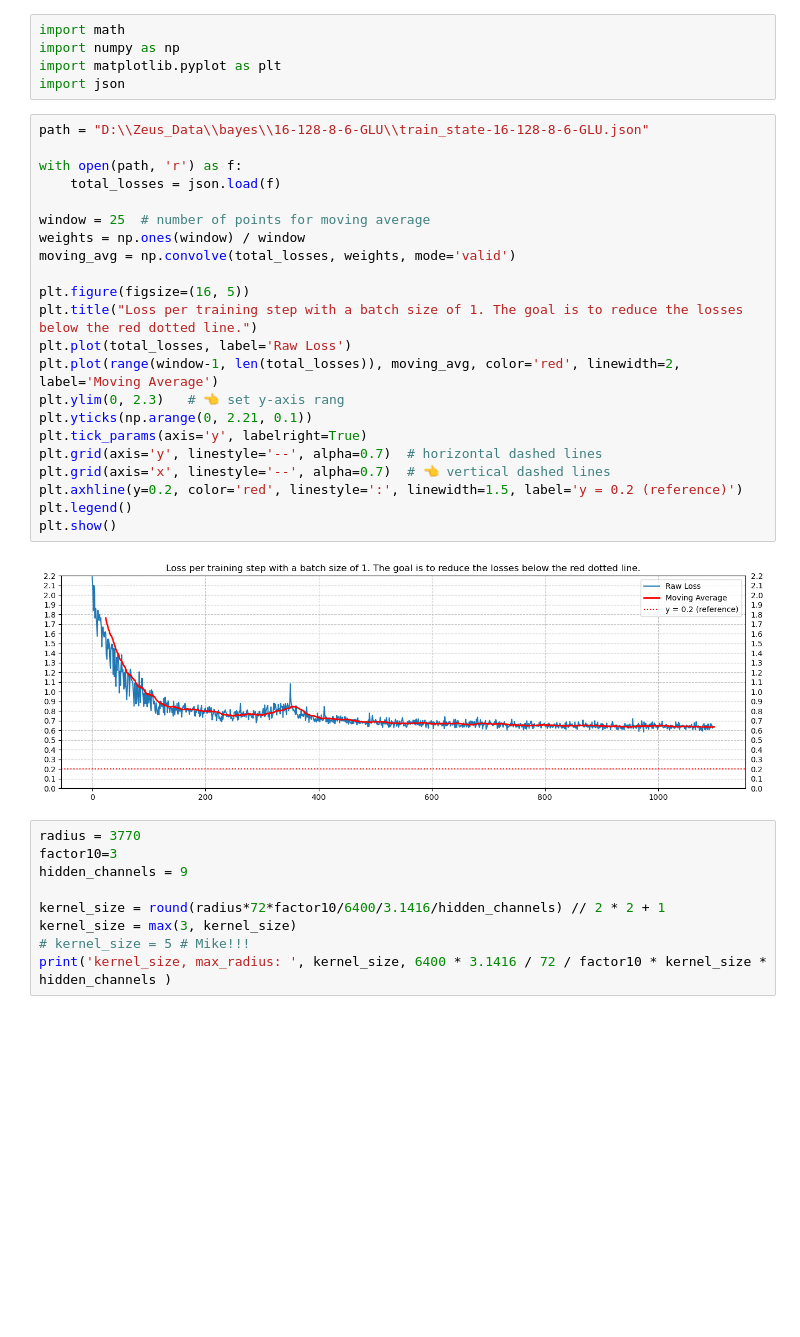
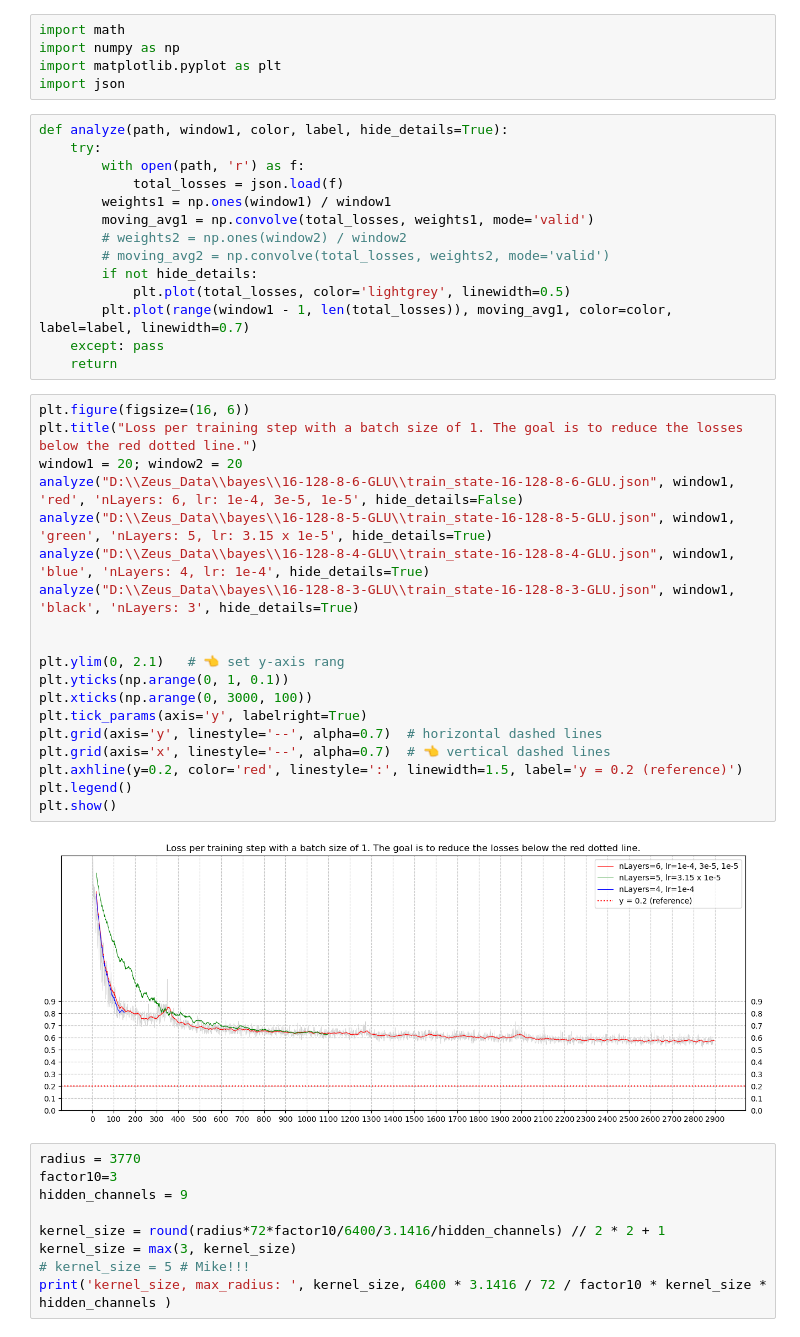
Before and after one commit to MachineLearningMike/Zeus2026, a Jupyter notebook: research/test01.ipynb, the cells around one changed output. Saved outputs shown, nothing was run; the diff lists cells and outputs as text; blank space fills up the shorter version.

```diff
--- a/research/test01.ipynb
+++ b/research/test01.ipynb
@@ -3,30 +3,41 @@ import math
 import numpy as np
 import matplotlib.pyplot as plt
 import json
+# %%
+def analyze(path, window1, color, label, hide_details=True):
+    try:
+        with open(path, 'r') as f:
+            total_losses = json.load(f)
+        weights1 = np.ones(window1) / window1
+        moving_avg1 = np.convolve(total_losses, weights1, mode='valid')
+        # weights2 = np.ones(window2) / window2
+        # moving_avg2 = np.convolve(total_losses, weights2, mode='valid')
+        if not hide_details:
+            plt.plot(total_losses, color='lightgrey', linewidth=0.5)
+        plt.plot(range(window1 - 1, len(total_losses)), moving_avg1, color=color, label=label, linewidth=0.7)
+    except: pass
+    return
 # %%
-path = "D:\\Zeus_Data\\bayes\\16-128-8-6-GLU\\train_state-16-128-8-6-GLU.json"
+plt.figure(figsize=(16, 6))
+plt.title("Loss per training step with a batch size of 1. The goal is to reduce the losses below the red dotted line.")
+window1 = 20; window2 = 20
+analyze("D:\\Zeus_Data\\bayes\\16-128-8-6-GLU\\train_state-16-128-8-6-GLU.json", window1, 'red', 'nLayers: 6, lr: 1e-4, 3e-5, 1e-5', hide_details=False)
+analyze("D:\\Zeus_Data\\bayes\\16-128-8-5-GLU\\train_state-16-128-8-5-GLU.json", window1, 'green', 'nLayers: 5, lr: 3.15 x 1e-5', hide_details=True)
+analyze("D:\\Zeus_Data\\bayes\\16-128-8-4-GLU\\train_state-16-128-8-4-GLU.json", window1, 'blue', 'nLayers: 4, lr: 1e-4', hide_details=True)
+analyze("D:\\Zeus_Data\\bayes\\16-128-8-3-GLU\\train_state-16-128-8-3-GLU.json", window1, 'black', 'nLayers: 3', hide_details=True)
 
-with open(path, 'r') as f:
-    total_losses = json.load(f)
 
-window = 25  # number of points for moving average
-weights = np.ones(window) / window
-moving_avg = np.convolve(total_losses, weights, mode='valid')
-
-plt.figure(figsize=(16, 5))
-plt.title("Loss per training step with a batch size of 1. The goal is to reduce the losses below the red dotted line.")
-plt.plot(total_losses, label='Raw Loss')
-plt.plot(range(window-1, len(total_losses)), moving_avg, color='red', linewidth=2, label='Moving Average')
-plt.ylim(0, 2.3)   # 👈 set y-axis rang
-plt.yticks(np.arange(0, 2.21, 0.1))
+plt.ylim(0, 2.1)   # 👈 set y-axis rang
+plt.yticks(np.arange(0, 1, 0.1))
+plt.xticks(np.arange(0, 3000, 100))
 plt.tick_params(axis='y', labelright=True)
 plt.grid(axis='y', linestyle='--', alpha=0.7)  # horizontal dashed lines
 plt.grid(axis='x', linestyle='--', alpha=0.7)  # 👈 vertical dashed lines
 plt.axhline(y=0.2, color='red', linestyle=':', linewidth=1.5, label='y = 0.2 (reference)')
 plt.legend()
 plt.show()
 # %% [output]
-[figure, old version]
+[figure, new version]
 # %%
 radius = 3770
 factor10=3
```
Also changed, not shown: parts of 1 cell of this notebook, 7 other files.
